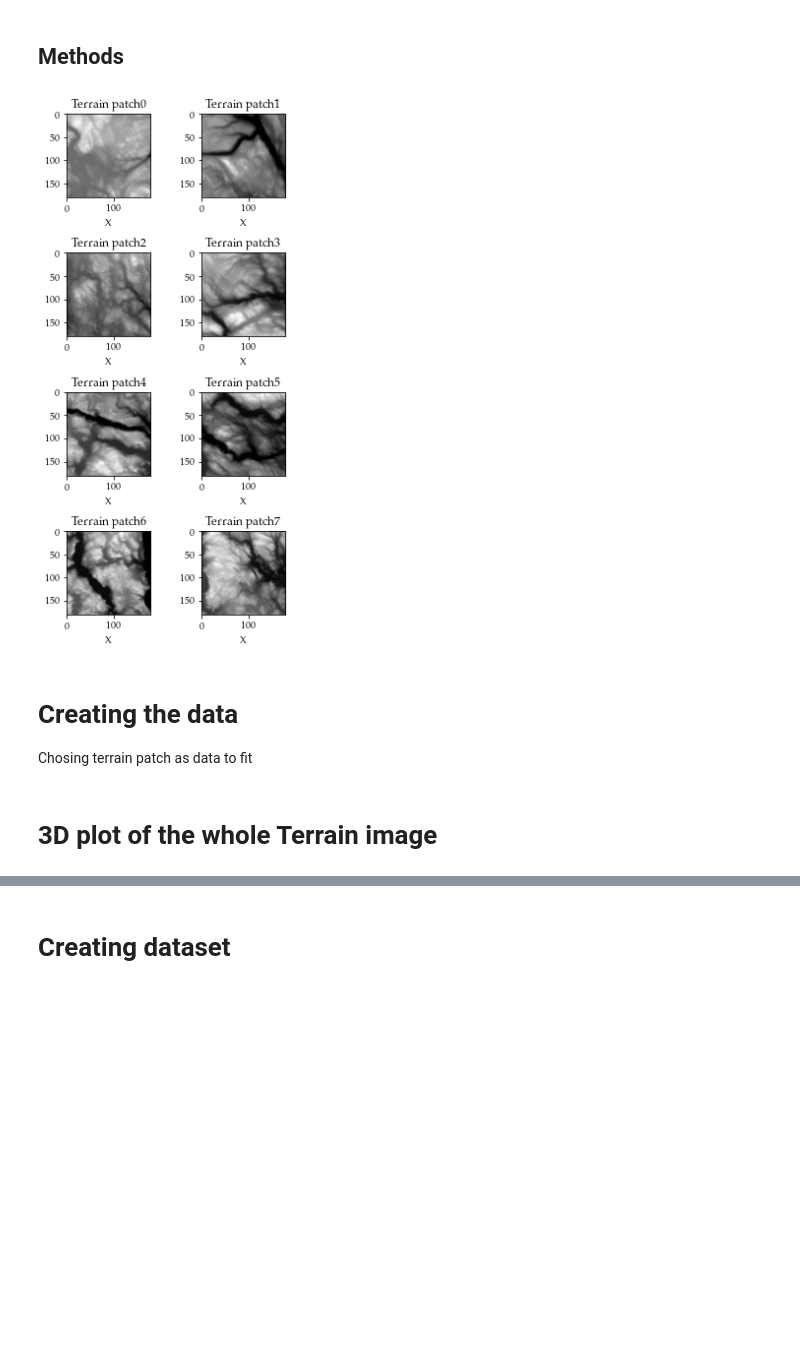
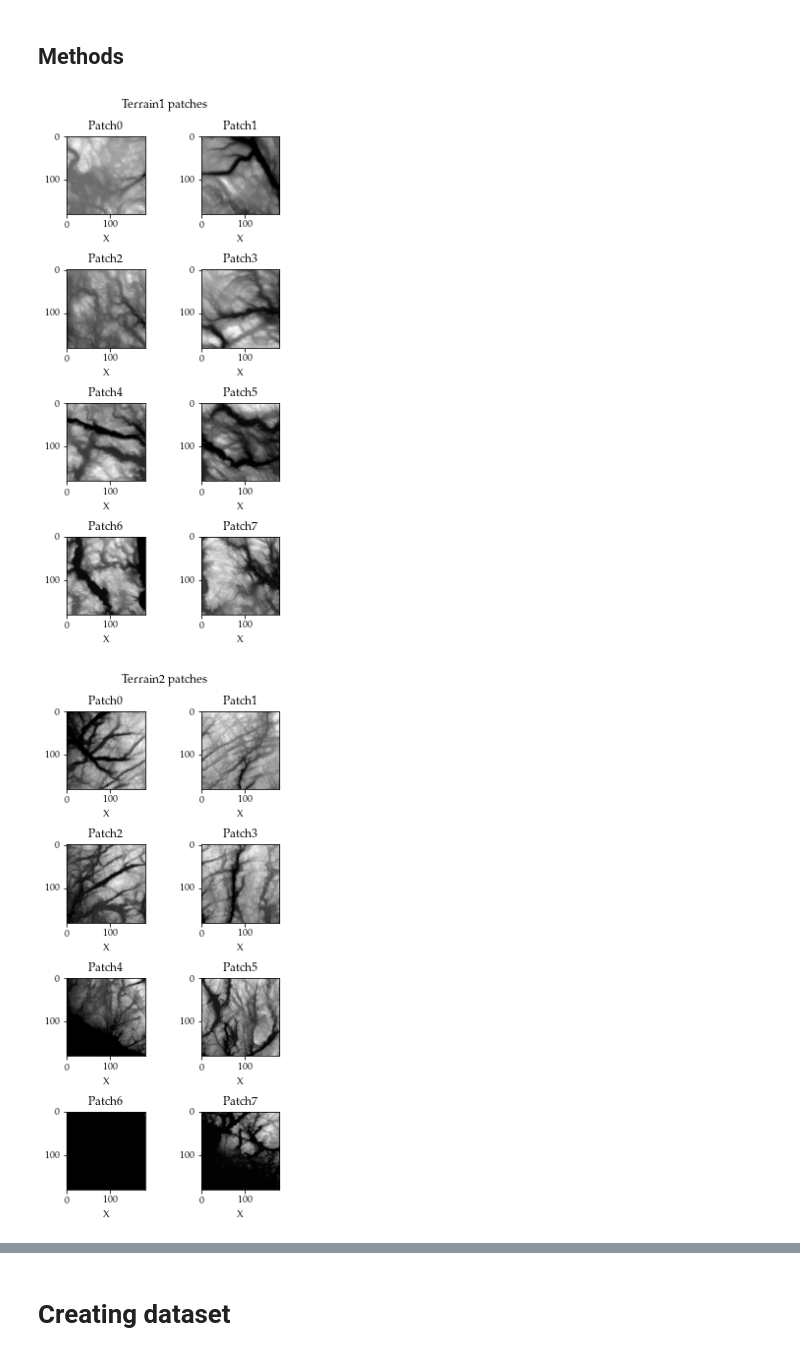
Before and after one commit to AndreasBordvik/FYS-STK4155-Prj1_report, a Jupyter notebook: code/Exercise6.ipynb, the cells around one changed output, grey strips where cells are left out. Cells and saved outputs as stored; diff of their text form; code cells hidden in the pictures; blank space fills up the shorter version.

```diff
--- a/code/Exercise6.ipynb
+++ b/code/Exercise6.ipynb
@@ -75,15 +117,15 @@ print(terrain1[0,0])
 # %%
-y_size = int(terrain1.shape[0] * rescale_factor); print(y_size)
-x_size = int(terrain1.shape[1] * rescale_factor); print(x_size)
-terrain1Resized = cv2.resize(terrain1, (x_size, y_size))
-terrain2Resized = cv2.resize(terrain2, (x_size, y_size))
+ySize = int(terrain1.shape[0] * rescale_factor); print(ySize)
+xSize = int(terrain1.shape[1] * rescale_factor); print(xSize)
+terrain1Resized = cv2.resize(terrain1, (xSize, ySize))
+terrain2Resized = cv2.resize(terrain2, (xSize, ySize))
 
 # Plotting terrain
 fig, (ax1, ax2) = plt.subplots(1, 2)
-ax1.title.set_text("Terrain over Norway 1")
+ax1.title.set_text("Terrain over Norway 1 (Resized)")
 ax1.set_xlabel("X"); ax1.set_ylabel("Y")
 surf1 = ax1.imshow(terrain1Resized, cmap='gray')
-ax2.title.set_text("Terrain over Norway 2")
+ax2.title.set_text("Terrain over Norway 2 (Resized)")
 ax2.set_xlabel("X"); ax2.set_ylabel("Y")
 surf2 = ax2.imshow(terrain2Resized, cmap='gray')
 plt.savefig(f"{REPORT_FIGURES}terrain_data.pdf")
@@ -130,32 +172,41 @@ def patches_to_img(patches, ySteps, xSteps, nYpatches, nXpatches, plotImage=Fals
         plt.show()
     return img
 
-def plotTerrainPatches(patches, nYpatches, nXpatches):
+def plotTerrainPatches(patches, nYpatches, nXpatches, plotTitle="Terrain patches"):
     # Plotting terrain patches
     fig, ax = plt.subplots(nYpatches, nXpatches,figsize=(4,8))
     i=0
     for y in range(nYpatches):
         for x in range(nXpatches):
-            ax[y,x].title.set_text(f"Terrain patch{i}")
+            ax[y,x].title.set_text(f"Patch{i}")
             ax[y,x].set_xlabel("X"); ax1.set_ylabel("Y")
             ax[y,x].imshow(patches[i], cmap='gray')
             i+=1
+
+    fig.suptitle(f"{plotTitle}") # or plt.suptitle('Main title')
     plt.tight_layout()
     plt.show()
+
+def createTerrainData(terrain, includeMeshgrid=True):
+    z = np.array(terrain)
+    x = np.arange(0, z.shape[1])
+    y = np.arange(0, z.shape[0])
+    if includeMeshgrid:
+        x, y = np.meshgrid(x,y)
+    return x,y,z
 # %%
 nXpatches = 2; nYpatches=4
-ySteps = int(terrain2Resized.shape[0] / 4)
-xSteps = int(terrain2Resized.shape[1] / 2)
+ySteps = int(terrain2Resized.shape[0] / nYpatches)
+xSteps = int(terrain2Resized.shape[1] / nXpatches)
 
-patches = create_img_patches(terrain1Resized, ySteps, xSteps)
-plotTerrainPatches(patches, nYpatches, nXpatches)
+patches_1 = create_img_patches(terrain1Resized, ySteps, xSteps)
+plotTerrainPatches(patches_1, nYpatches, nXpatches, plotTitle="Terrain1 patches")
+
+patches_2 = create_img_patches(terrain2Resized, ySteps, xSteps)
+plotTerrainPatches(patches_2, nYpatches, nXpatches, plotTitle="Terrain2 patches")
 
 # test
 #img_reconstructed = patches_to_img(patches, ySteps, xSteps, nYpatches, nXpatches, plotImage=True)
 # %% [output]
-[figure, old version]
+[figure, new version]
+[figure, added]
-# %% [markdown]
-# Creating the data
-Chosing terrain patch as data to fit
-# %% [markdown]
-# 3D plot of the whole Terrain image
```
Also changed, not shown: parts of 11 cells of this notebook.
